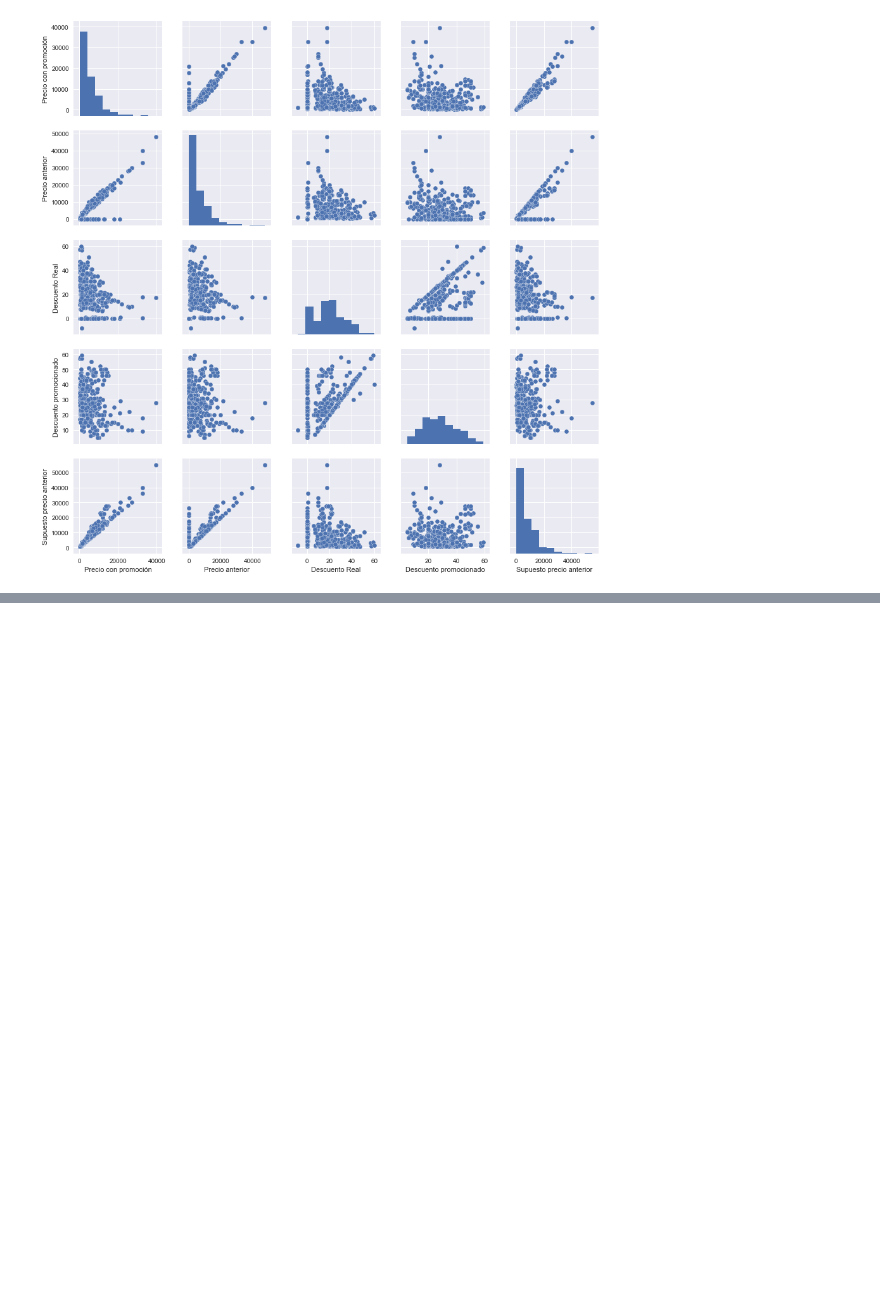
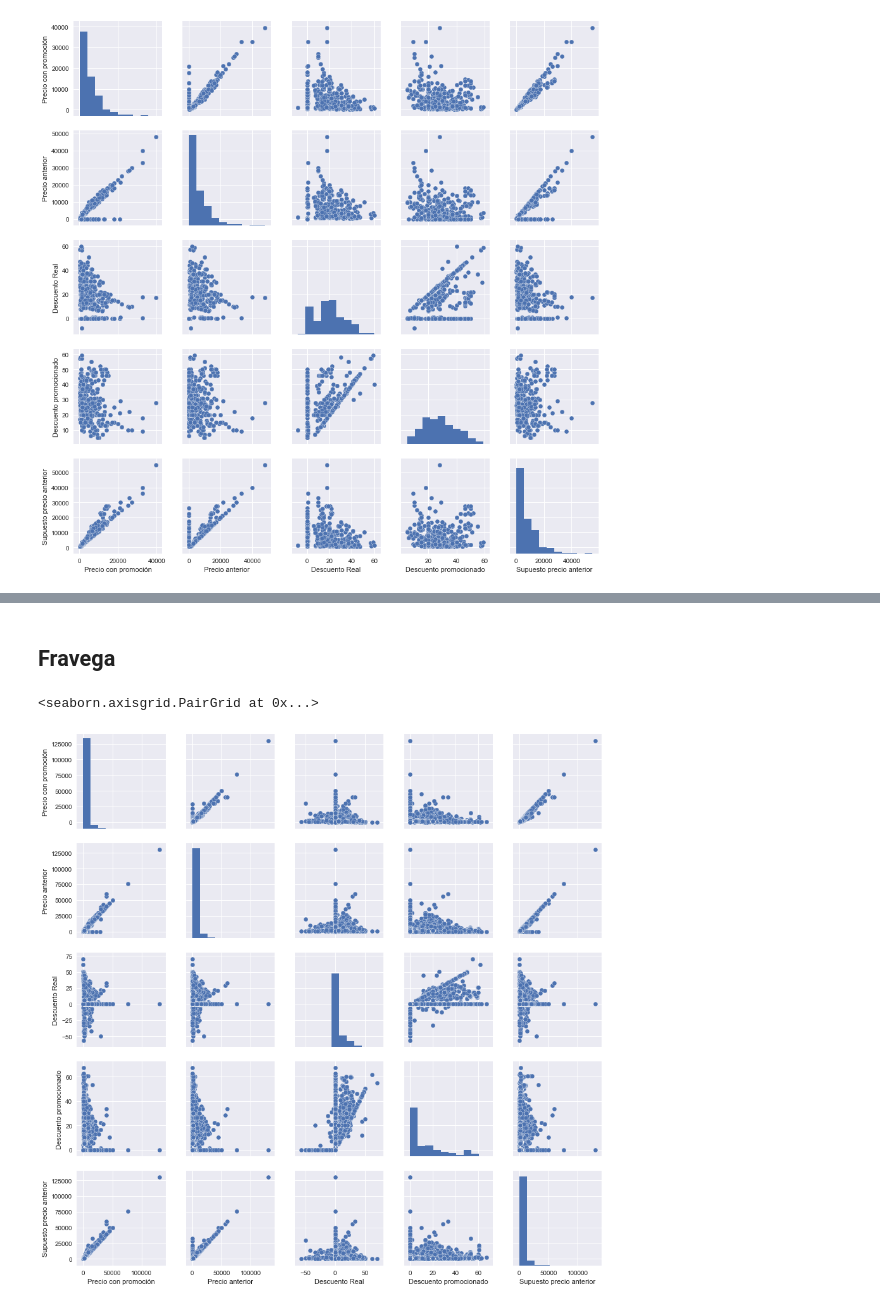
Before and after one commit to OpenDataCordoba/jotsail-analisis, a Jupyter notebook: analisis.ipynb, the cells around one changed output, grey strips where cells are left out. Drawn from its saved outputs; the diff is of its cells as text; code cells hidden in the pictures; blank space fills up the shorter version.

```diff
--- a/analisis.ipynb
+++ b/analisis.ipynb
@@ -38,0 +44,8 @@ ax
+# %% [markdown]
+## Fravega
+# %%
+data = get_and_rename('https://github.com/ciberlunes/ciberlunes.github.io/raw/master/jsons/hs_fv_17.json')
+sns.pairplot(data)
+# %% [output]
+<seaborn.axisgrid.PairGrid at 0x...>
+[figure, added]
```
Also changed, not shown: parts of 12 cells of this notebook.
